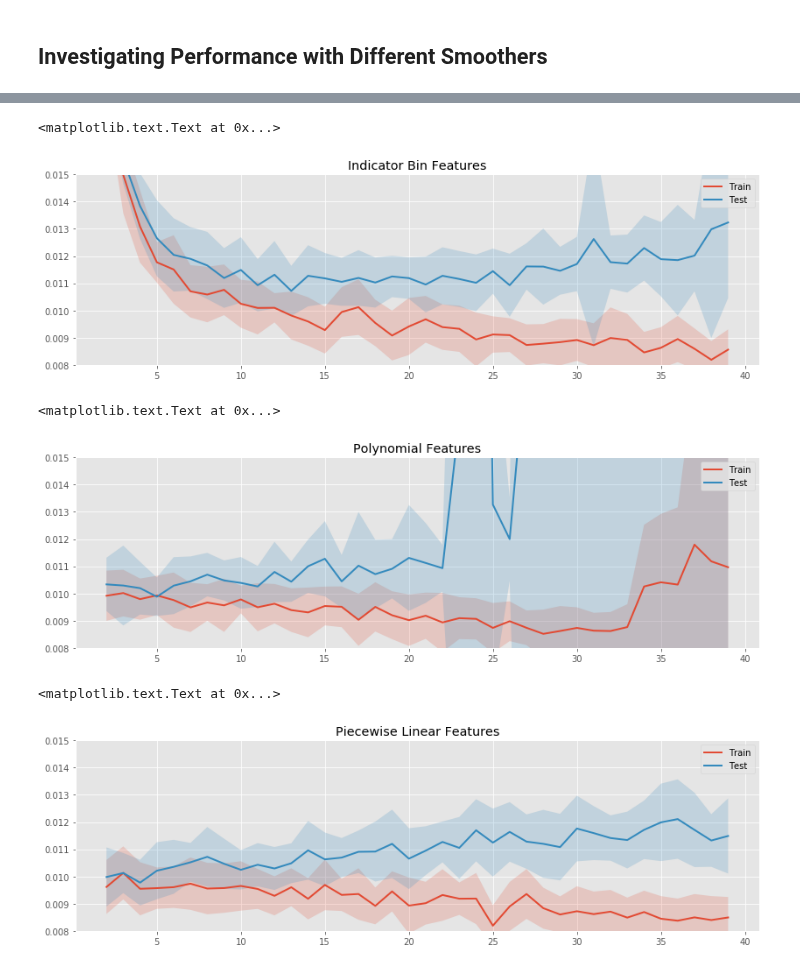
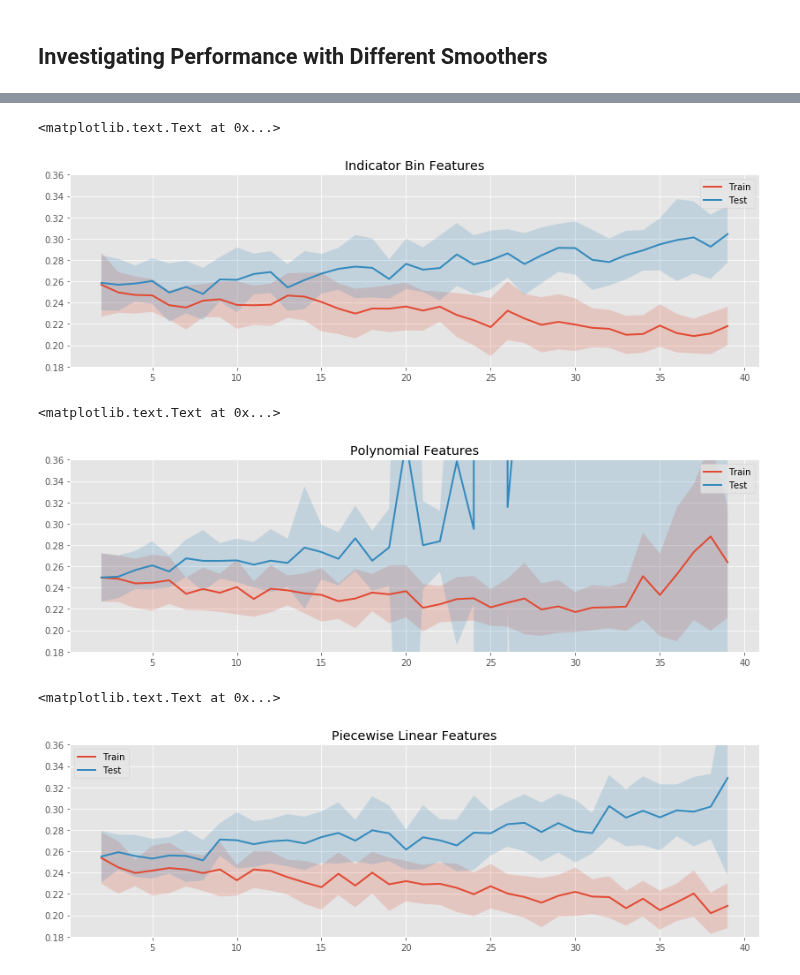
Before and after one commit to madrury/basis-expansions, a Jupyter notebook: basis-expansion-regressions.ipynb, the cells around one changed output, grey strips where cells are left out. Drawn from its saved outputs; the diff is of its cells as text; code cells hidden in the pictures.

Commit message:
Complete all simulation experiments.

```diff
--- a/basis-expansion-regressions.ipynb
+++ b/basis-expansion-regressions.ipynb
@@ -278,35 +297,38 @@ ncs_regressors = make_non_linear_regressions(make_natural_cubic_regression,
 # %%
 binned_mean_errors, binned_std_errors = run_simulation_expreiment(
-    linear_signal, binned_regressors)
+    linear_signal, binned_regressors, sd=0.5)
 polynomial_mean_errors, polynomial_std_errors = run_simulation_expreiment(
-    linear_signal, polynomial_regressors)
+    linear_signal, polynomial_regressors, sd=0.5)
 pl_mean_errors, pl_std_errors = run_simulation_expreiment(
-    linear_signal, pl_regressors)
+    linear_signal, pl_regressors, sd=0.5)
 ncs_mean_errors, ncs_std_errors = run_simulation_expreiment(
-    linear_signal, ncs_regressors)
+    linear_signal, ncs_regressors, sd=0.5)
 # %%
 fig, ax = plt.subplots(figsize=(14, 4))
-plot_simulation_expreiment(ax, degrees_of_freedom, binned_mean_errors, binned_std_errors)
-ax.set_ylim(0.008, 0.015)
+plot_simulation_expreiment(ax,
+    degrees_of_freedom, binned_mean_errors, binned_std_errors)
+ax.set_ylim(0.18, 0.36)
 ax.set_title("Indicator Bin Features")
 # %% [output]
 <matplotlib.text.Text at 0x...>
-[figure, old version]
+[figure, new version]
 # %%
 fig, ax = plt.subplots(figsize=(14, 4))
-plot_simulation_expreiment(ax, degrees_of_freedom, polynomial_mean_errors, polynomial_std_errors)
-ax.set_ylim(0.008, 0.015)
+plot_simulation_expreiment(ax,
+    degrees_of_freedom, polynomial_mean_errors, polynomial_std_errors)
+ax.set_ylim(0.18, 0.36)
 ax.set_title("Polynomial Features")
 # %% [output]
 <matplotlib.text.Text at 0x...>
-[figure, old version]
+[figure, new version]
 # %%
 fig, ax = plt.subplots(figsize=(14, 4))
-plot_simulation_expreiment(ax, degrees_of_freedom, pl_mean_errors, pl_std_errors)
-ax.set_ylim(0.008, 0.015)
+plot_simulation_expreiment(ax,
+    degrees_of_freedom, pl_mean_errors, pl_std_errors)
+ax.set_ylim(0.18, 0.36)
 ax.set_title("Piecewise Linear Features")
 # %% [output]
 <matplotlib.text.Text at 0x...>
-[figure, old version]
+[figure, new version]
 # %%
 fig, ax = plt.subplots(figsize=(14, 4))
```
Also changed, not shown: parts of 26 cells of this notebook, 1 other file.
